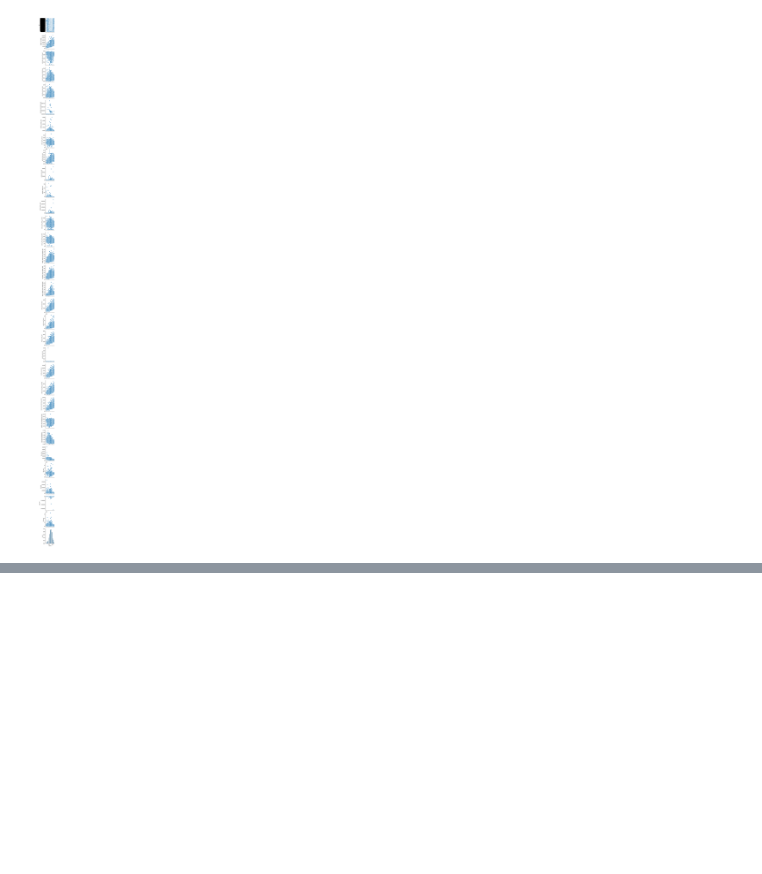
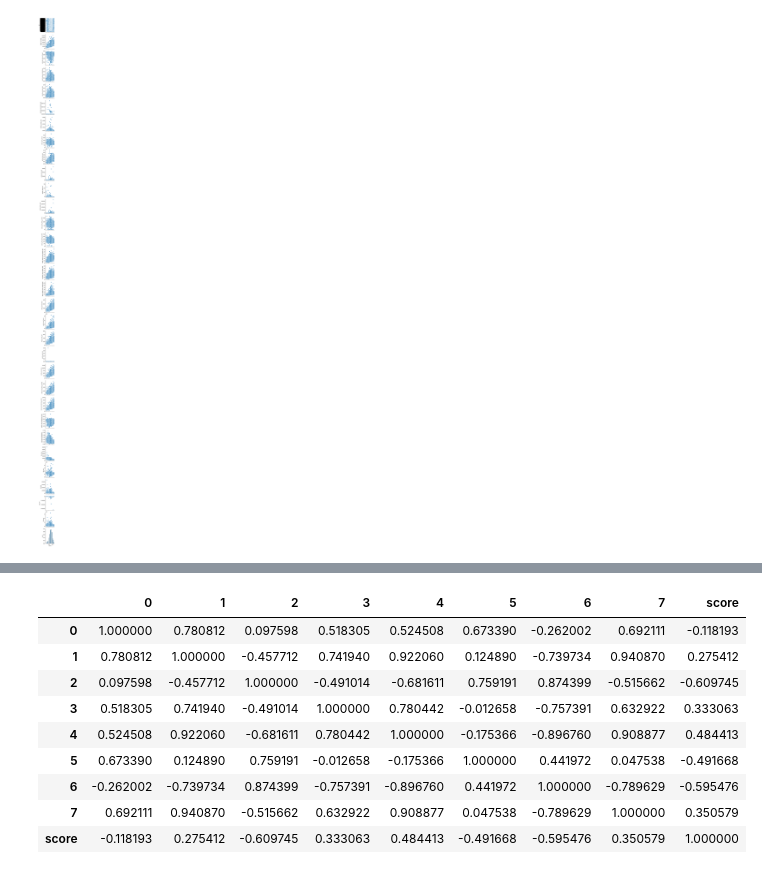
Before and after one commit to karl-sparks/ks-portfolio, a Jupyter notebook: kaggle_writting_quality/EDA_2.ipynb, the cells around one changed output, grey strips where cells are left out. Cells and saved outputs as stored; diff of their text form; code cells hidden in the pictures; blank space fills up the shorter version.

```diff
--- a/kaggle_writting_quality/EDA_2.ipynb
+++ b/kaggle_writting_quality/EDA_2.ipynb
@@ -12,6 +14,14 @@ raw_train_scores = pd.read_csv(f"{config.DATA_DIR_PATH}/train_scores.csv")
 grouped_df = clean_log_data(raw_train_logs)
 
 training_data = pd.merge(grouped_df, raw_train_scores, on="id")
+
+train_X, test_X, train_y, test_y = train_test_split(
+    training_data.drop(['id', 'score'], axis=1),
+    training_data['score'],
+    train_size=0.8,
+    stratify=training_data['score'],
+    random_state=2023
+    )
 # %%
 sns.pairplot(training_data, y_vars=training_data.columns.values, x_vars='score')
 # %% [output]
@@ -19,0 +67,6 @@ sns.pairplot(training_data, y_vars=training_data.columns.values, x_vars='score')
+# %%
+from sklearn.cluster import KMeans
+
+clus = KMeans()
+
+clus.fit(train_X)
@@ -19,0 +96,2 @@ sns.pairplot(training_data, y_vars=training_data.columns.values, x_vars='score')
+# %%
+clusters = clus.transform(train_X)
@@ -19,0 +103,3 @@ sns.pairplot(training_data, y_vars=training_data.columns.values, x_vars='score')
+# %%
+clusters_df = pd.DataFrame(clusters)
+clusters_df['score'] = train_y.reset_index()['score']
@@ -19,0 +170,13 @@ sns.pairplot(training_data, y_vars=training_data.columns.values, x_vars='score')
+# %%
+clusters_df.corr()
+# %% [output]
+|  | 0 | 1 | 2 | 3 | 4 | 5 | 6 | 7 | score |
+| 0 | 1.000000 | 0.780812 | 0.097598 | 0.518305 | 0.524508 | 0.673390 | -0.262002 | 0.692111 | -0.118193 |
+| 1 | 0.780812 | 1.000000 | -0.457712 | 0.741940 | 0.922060 | 0.124890 | -0.739734 | 0.940870 | 0.275412 |
+| 2 | 0.097598 | -0.457712 | 1.000000 | -0.491014 | -0.681611 | 0.759191 | 0.874399 | -0.515662 | -0.609745 |
+| 3 | 0.518305 | 0.741940 | -0.491014 | 1.000000 | 0.780442 | -0.012658 | -0.757391 | 0.632922 | 0.333063 |
+| 4 | 0.524508 | 0.922060 | -0.681611 | 0.780442 | 1.000000 | -0.175366 | -0.896760 | 0.908877 | 0.484413 |
+| 5 | 0.673390 | 0.124890 | 0.759191 | -0.012658 | -0.175366 | 1.000000 | 0.441972 | 0.047538 | -0.491668 |
+| 6 | -0.262002 | -0.739734 | 0.874399 | -0.757391 | -0.896760 | 0.441972 | 1.000000 | -0.789629 | -0.595476 |
+| 7 | 0.692111 | 0.940870 | -0.515662 | 0.632922 | 0.908877 | 0.047538 | -0.789629 | 1.000000 | 0.350579 |
+| score | -0.118193 | 0.275412 | -0.609745 | 0.333063 | 0.484413 | -0.491668 | -0.595476 | 0.350579 | 1.000000 |
```
Also changed, not shown: parts of 11 cells of this notebook, 2 other files.
